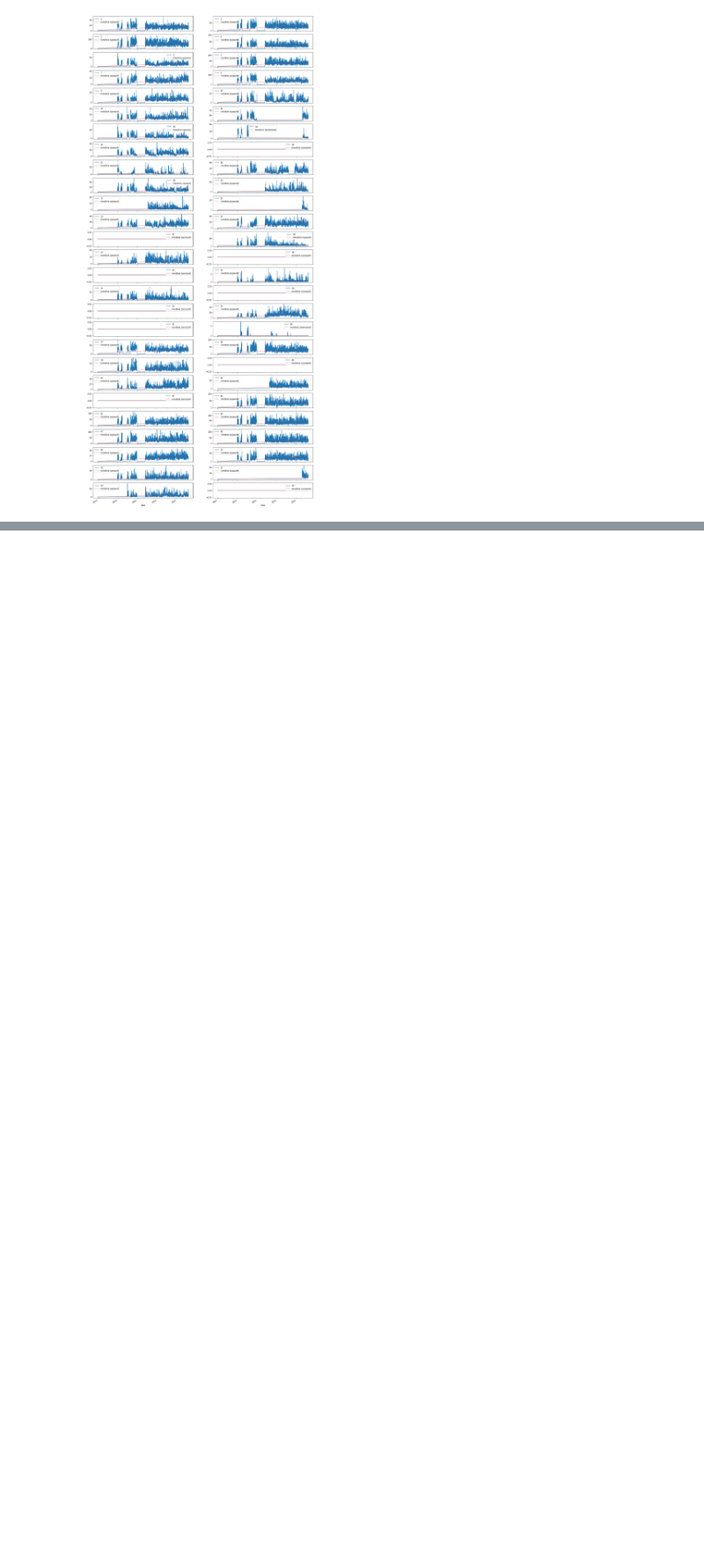
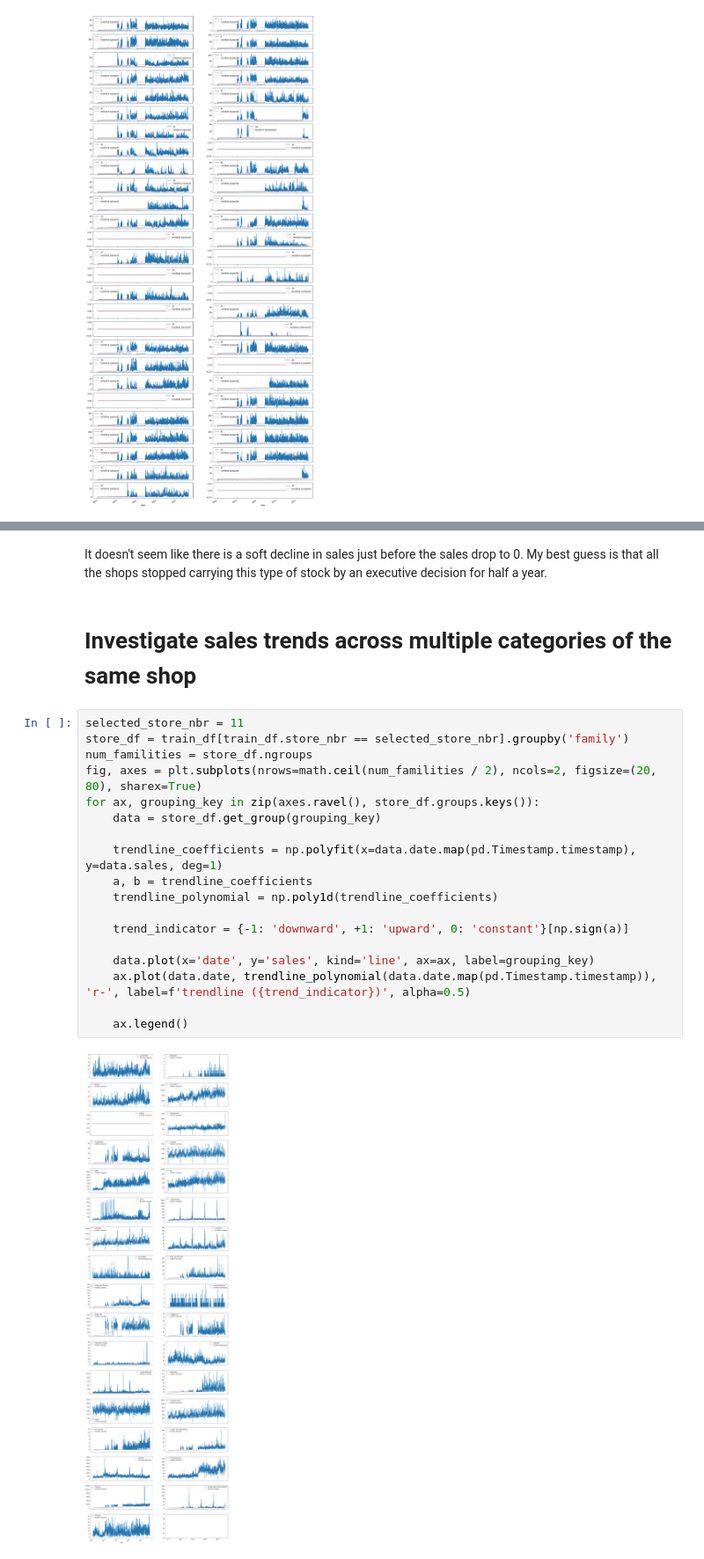
Before and after one commit to kurazu/kaggle-store-sales, a Jupyter notebook: nbs/EDA-simple.ipynb, the cells around one changed output, grey strips where cells are left out. Shown at 88% size. Cells and saved outputs as stored; diff of their text form; blank space fills up the shorter version.

```diff
--- a/nbs/EDA-simple.ipynb
+++ b/nbs/EDA-simple.ipynb
@@ -201,0 +223,24 @@ for ax, grouping_key in zip(axes.ravel(), ladieswear.groups.keys()):
+# %% [markdown]
+It doesn't seem like there is a soft decline in sales just before the sales drop to 0. My best guess is that all the shops stopped carrying this type of stock by an executive decision for half a year.
+# %% [markdown]
+# Investigate sales trends across multiple categories of the same shop
+# %%
+selected_store_nbr = 11
+store_df = train_df[train_df.store_nbr == selected_store_nbr].groupby('family')
+num_familities = store_df.ngroups
+fig, axes = plt.subplots(nrows=math.ceil(num_familities / 2), ncols=2, figsize=(20, 80), sharex=True)
+for ax, grouping_key in zip(axes.ravel(), store_df.groups.keys()):
+    data = store_df.get_group(grouping_key)
+
+    trendline_coefficients = np.polyfit(x=data.date.map(pd.Timestamp.timestamp), y=data.sales, deg=1)
+    a, b = trendline_coefficients
+    trendline_polynomial = np.poly1d(trendline_coefficients)
+
+    trend_indicator = {-1: 'downward', +1: 'upward', 0: 'constant'}[np.sign(a)]
+
+    data.plot(x='date', y='sales', kind='line', ax=ax, label=grouping_key)
+    ax.plot(data.date, trendline_polynomial(data.date.map(pd.Timestamp.timestamp)), 'r-', label=f'trendline ({trend_indicator})', alpha=0.5)
+
+    ax.legend()
+# %% [output]
+[figure, added]
```
Also changed, not shown: parts of 4 cells of this notebook.
